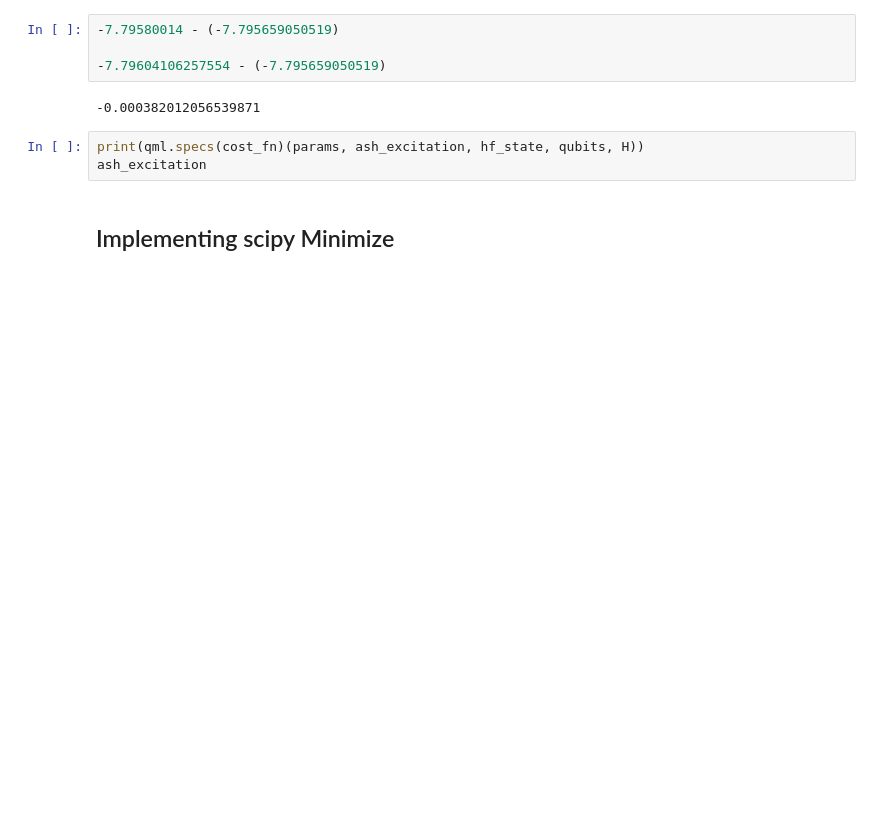
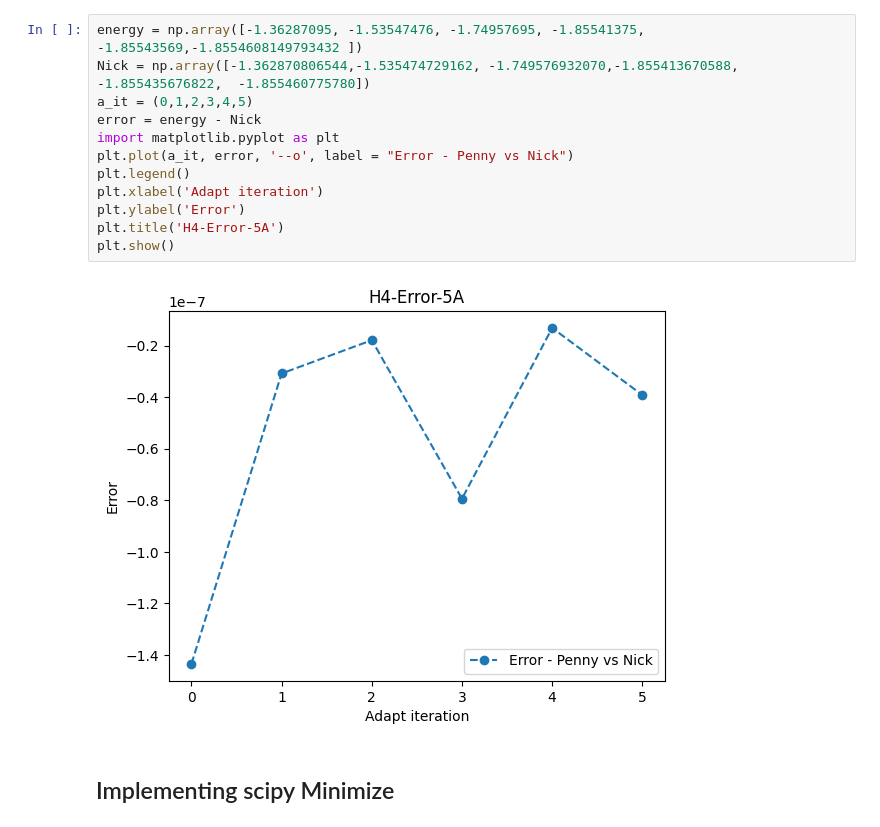
Before and after one commit to srivathsanps-quantum/QC-chemistry, a Jupyter notebook: Adaptloop6Jan.ipynb, the cells around one changed output. Saved outputs shown, nothing was run; the diff lists cells and outputs as text; blank space fills up the shorter version.

```diff
--- a/Adaptloop6Jan.ipynb
+++ b/Adaptloop6Jan.ipynb
@@ -202,11 +202,16 @@ The updated state is [0.+0.j 0.+0.j 0.+0.j ... 0.+0.j 0.+0.j 0.+0.j]
-# %%
--7.79580014 - (-7.795659050519)
-
--7.79604106257554 - (-7.795659050519)
-# %% [output]
--0.000382012056539871
-# %%
-print(qml.specs(cost_fn)(params, ash_excitation, hf_state, qubits, H))
-ash_excitation
+# %%
+energy = np.array([-1.36287095, -1.53547476, -1.74957695, -1.85541375, -1.85543569,-1.8554608149793432 ])
+Nick = np.array([-1.362870806544,-1.535474729162, -1.749576932070,-1.855413670588,   -1.855435676822,  -1.855460775780])
+a_it = (0,1,2,3,4,5)
+error = energy - Nick
+import matplotlib.pyplot as plt
+plt.plot(a_it, error, '--o', label = "Error - Penny vs Nick")
+plt.legend()
+plt.xlabel('Adapt iteration')
+plt.ylabel('Error')
+plt.title('H4-Error-5A')
+plt.show()
+# %% [output]
+[figure, added]
 # %% [markdown]
 ## Implementing scipy Minimize
```
Also changed, not shown: parts of 5 cells of this notebook.
